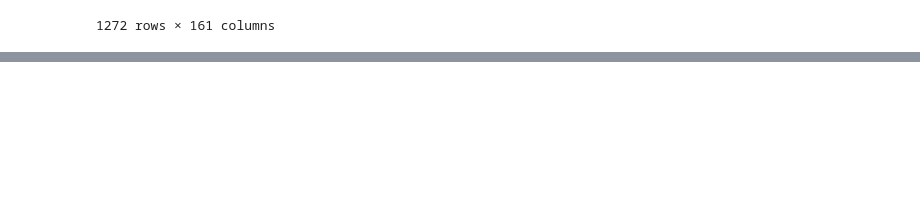
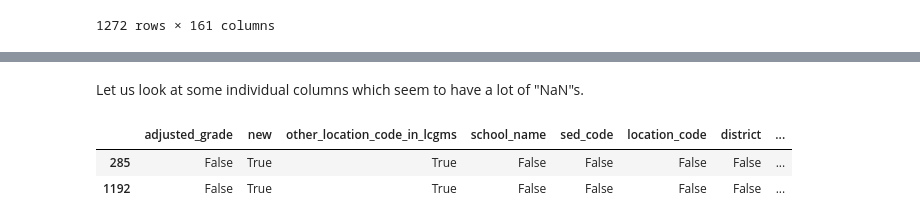
Before and after one commit to mwinton/W207-final-project, a Jupyter notebook: PASSNYC_deepak_nagaraj.ipynb, the cells around one changed output, grey strips where cells are left out. Cells and saved outputs as stored; diff of their text form; code cells hidden in the pictures; blank space fills up the shorter version.

```diff
--- a/PASSNYC_deepak_nagaraj.ipynb
+++ b/PASSNYC_deepak_nagaraj.ipynb
@@ -102,3 +168,12 @@ $$ENI = TemporaryHousing\% + \frac{1}{2} HRAeligible\% + \frac{1}{2} FreeLunchEl
+# %% [markdown]
+Let us look at some individual columns which seem to have a lot of "NaN"s.
+# %%
+nulls_df = school_df.isnull()
+display(nulls_df.query('adjusted_grade == False'))
+# %% [output]
+|  | adjusted_grade | new | other_location_code_in_lcgms | school_name | sed_code | location_code | district | ... |
+| 285 | False | True | True | False | False | False | False | ... |
+| 1192 | False | True | True | False | False | False | False | ... |
 # %%
 display(shsat_df)
 # %% [output]
```
Also changed, not shown: parts of 5 cells of this notebook.
